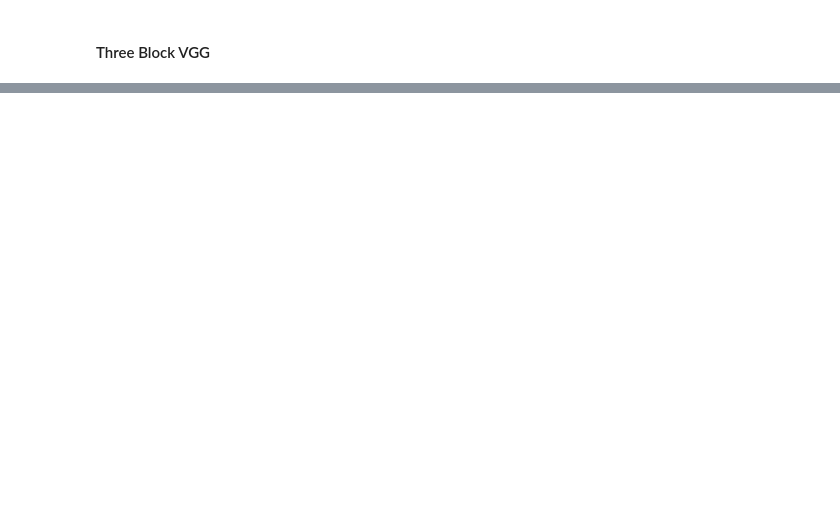
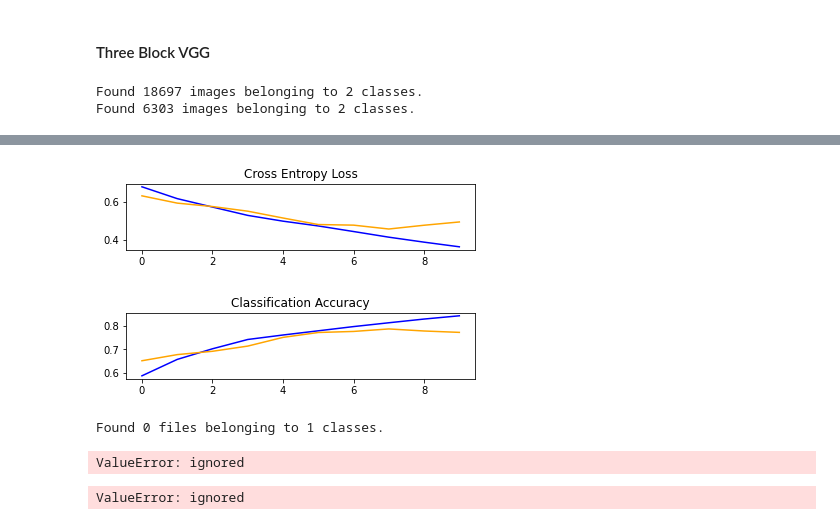
Before and after one commit to erinmcmahon26/Image-Recognizer, a Jupyter notebook: Image_Recognizer.ipynb, the cells around one changed output, grey strips where cells are left out. Cells and saved outputs as stored; diff of their text form; code cells hidden in the pictures; blank space fills up the shorter version.

```diff
--- a/Image_Recognizer.ipynb
+++ b/Image_Recognizer.ipynb
@@ -242,0 +300,5 @@ run_test_harness()
+# %%
+model_3_histroy, model_3 = run_test_harness()
+# %% [output]
+Found 18697 images belonging to 2 classes.
+Found 6303 images belonging to 2 classes.
@@ -242,0 +327,17 @@ run_test_harness()
+[figure, added]
+# %%
+test = '/test'
+test_ds = tf.keras.utils.image_dataset_from_directory(
+  test,
+  seed=123,
+  labels=None,
+  batch_size=64,
+  interpolation='nearest',
+  shuffle=False)
+# %% [output]
+Found 0 files belonging to 1 classes.
+ValueError: ignored
+# %%
+predictions = model_3.predict(x=kaggle_batches, steps=len(kaggle_batches), verbose=0)
+# %% [output]
+ValueError: ignored
```
Also changed, not shown: parts of 13 cells of this notebook.
